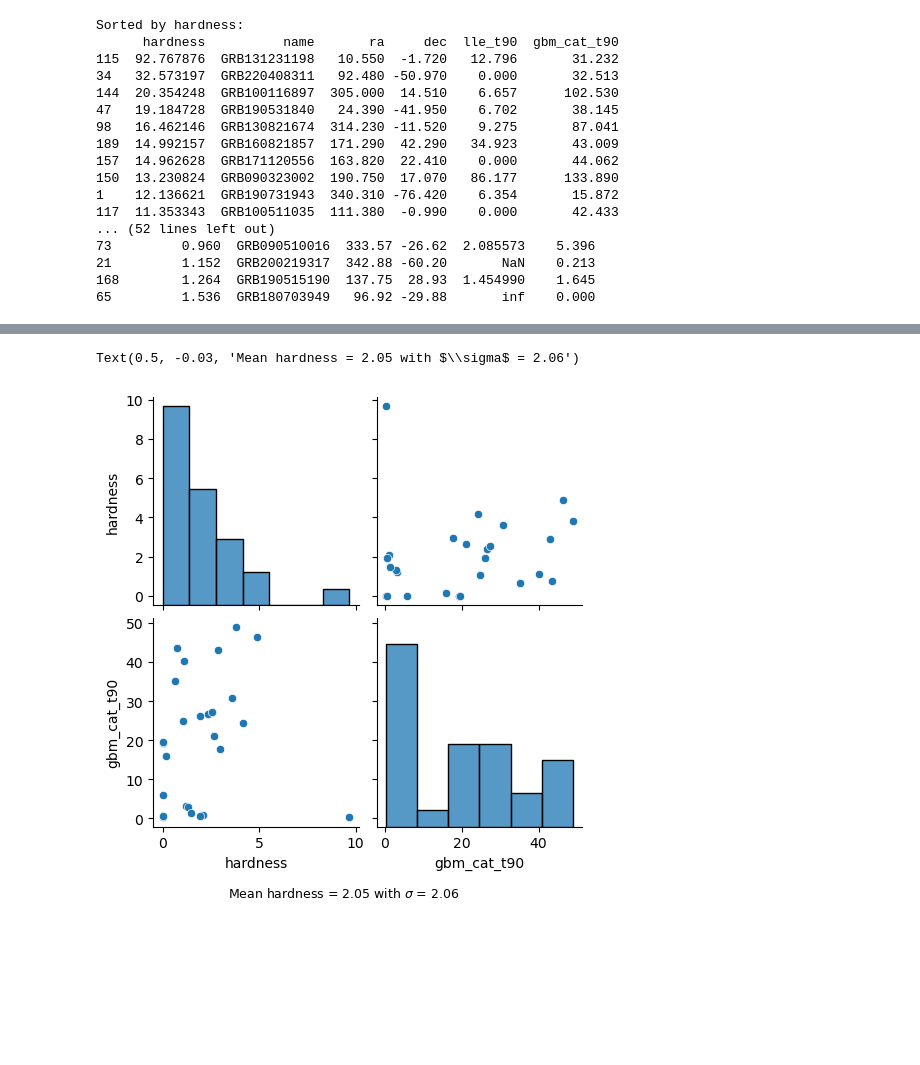
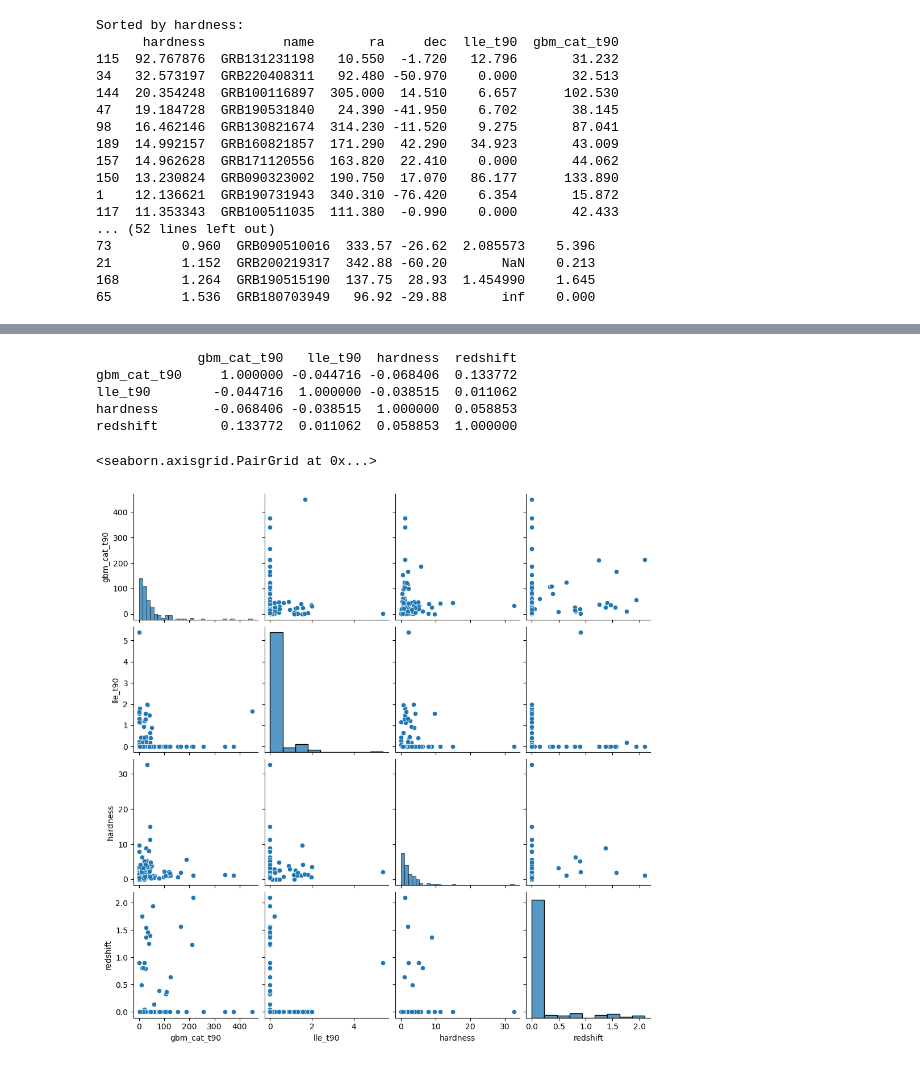
Before and after one commit to xboluna/Research, a Jupyter notebook: BHRad/GBM_Catalog_Searching/Exploring_possible_candidates.ipynb, the cells around one changed output, grey strips where cells are left out. Drawn from its saved outputs; the diff is of its cells as text; code cells hidden in the pictures; blank space fills up the shorter version.

```diff
--- a/BHRad/GBM_Catalog_Searching/Exploring_possible_candidates.ipynb
+++ b/BHRad/GBM_Catalog_Searching/Exploring_possible_candidates.ipynb
@@ -334,9 +325,0 @@ None
-# %%
-ax = sns.pairplot(selection[['hardness','gbm_cat_t90']])
-
-plt.figtext(0.5, -0.03,
-            r'Mean hardness = %.2f with $\sigma$ = %.2f'%(np.mean(selection['hardness']), np.std(selection['hardness'])),
-            horizontalalignment='center', fontsize=9)
-# %% [output]
-Text(0.5, -0.03, 'Mean hardness = 2.05 with $\\sigma$ = 2.06')
-[figure, removed]
@@ -348,3 +328,16 @@ selection.to_csv('<2s_t90_dataset.csv')
+# %%
+keep_cols = ['gbm_cat_t90','lle_t90','hardness', 'redshift']
+
+print(all_lt_2[keep_cols].corr())
+sns.pairplot(all_lt_2[keep_cols])
+# %% [output]
+             gbm_cat_t90   lle_t90  hardness  redshift
+gbm_cat_t90     1.000000 -0.044716 -0.068406  0.133772
+lle_t90        -0.044716  1.000000 -0.038515  0.011062
+hardness       -0.068406 -0.038515  1.000000  0.058853
+redshift        0.133772  0.011062  0.058853  1.000000
+<seaborn.axisgrid.PairGrid at 0x...>
+[figure, added]
 # %%
 # Generally pretty isotropic, somehow also outside of the galactic plane
 
```
Also changed, not shown: parts of 24 cells of this notebook, 2 other files.
